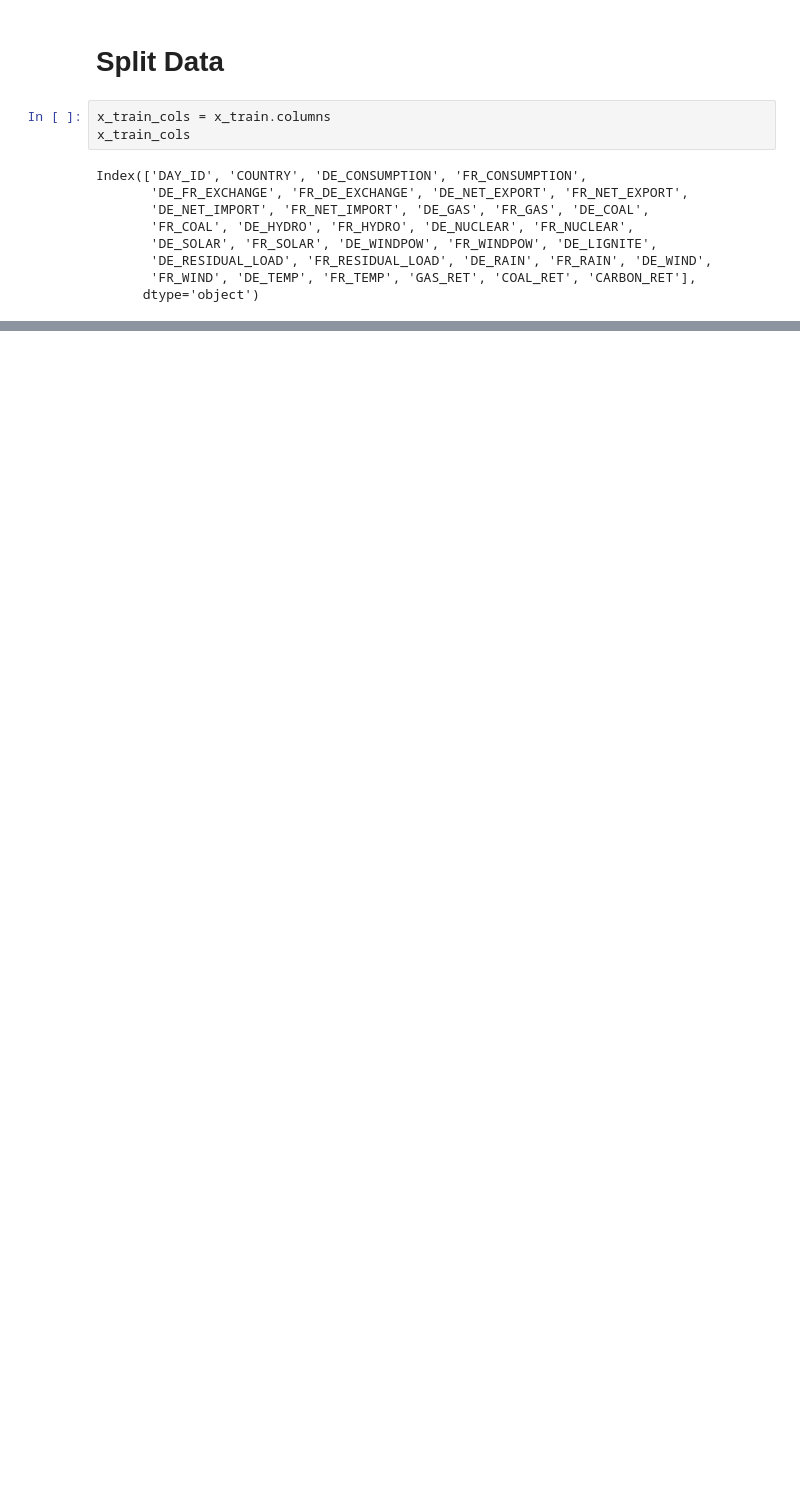
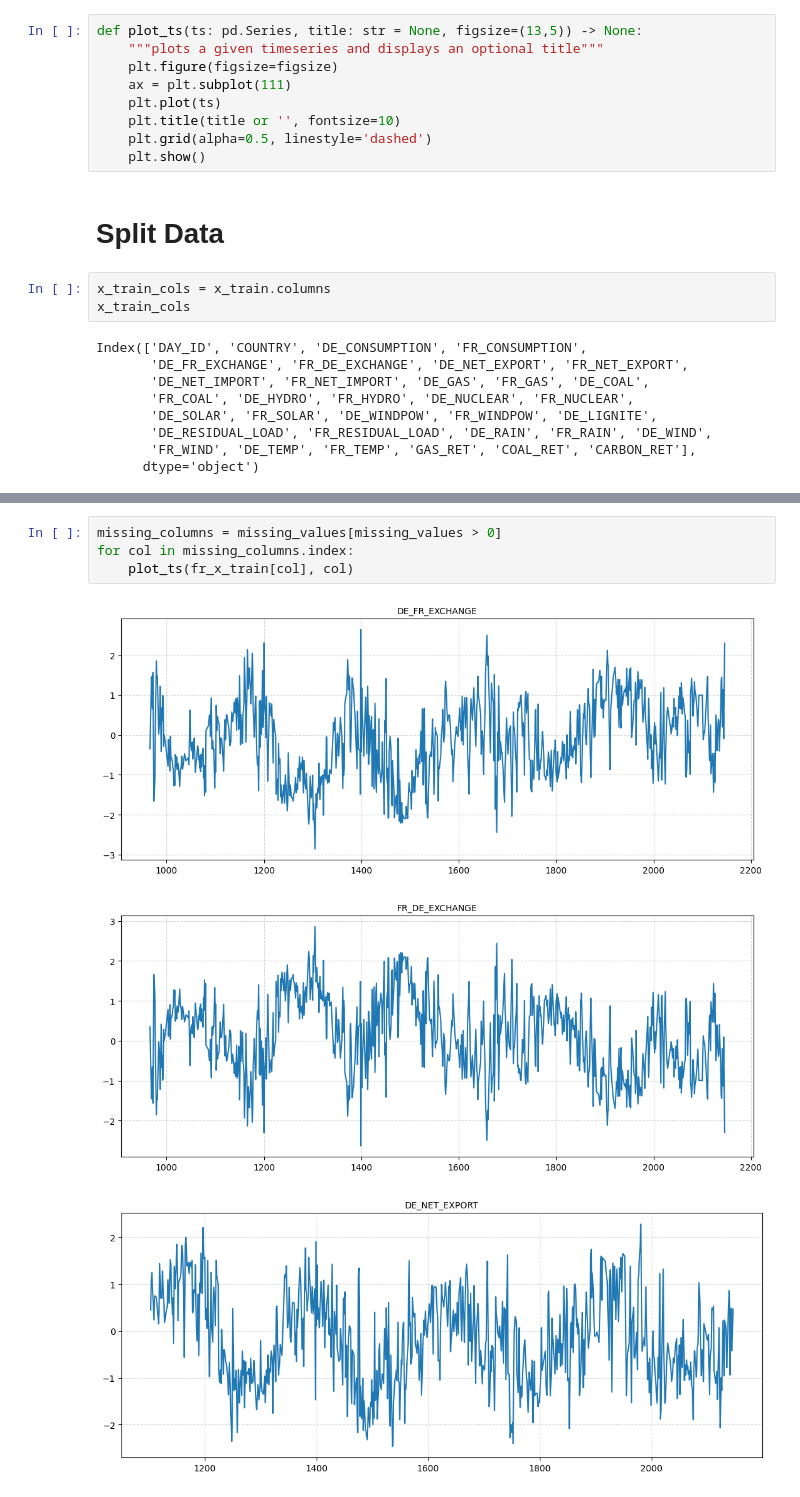
Before and after one commit to talhajamal11/QRT---Electricity-Prices---2023, a Jupyter notebook: src/main.ipynb, the cells around one changed output, grey strips where cells are left out. Cells and saved outputs as stored; diff of their text form; blank space fills up the shorter version.

```diff
--- a/src/main.ipynb
+++ b/src/main.ipynb
@@ -31,3 +33,12 @@ fr_y_train = y_train[y_train.index.isin(fr_x_train.index)]
+# %%
+def plot_ts(ts: pd.Series, title: str = None, figsize=(13,5)) -> None:
+    """plots a given timeseries and displays an optional title"""
+    plt.figure(figsize=figsize)
+    ax = plt.subplot(111)
+    plt.plot(ts)
+    plt.title(title or '', fontsize=10)
+    plt.grid(alpha=0.5, linestyle='dashed')
+    plt.show()
 # %% [markdown]
 # Split Data
 # %%
@@ -44,0 +67,8 @@ Index(['DAY_ID', 'COUNTRY', 'DE_CONSUMPTION', 'FR_CONSUMPTION',
+# %%
+missing_columns = missing_values[missing_values > 0]
+for col in missing_columns.index:
+    plot_ts(fr_x_train[col], col)
+# %% [output]
+[figure, added]
+[figure, added]
+[figure, added]
```
Also changed, not shown: parts of 6 cells of this notebook.
